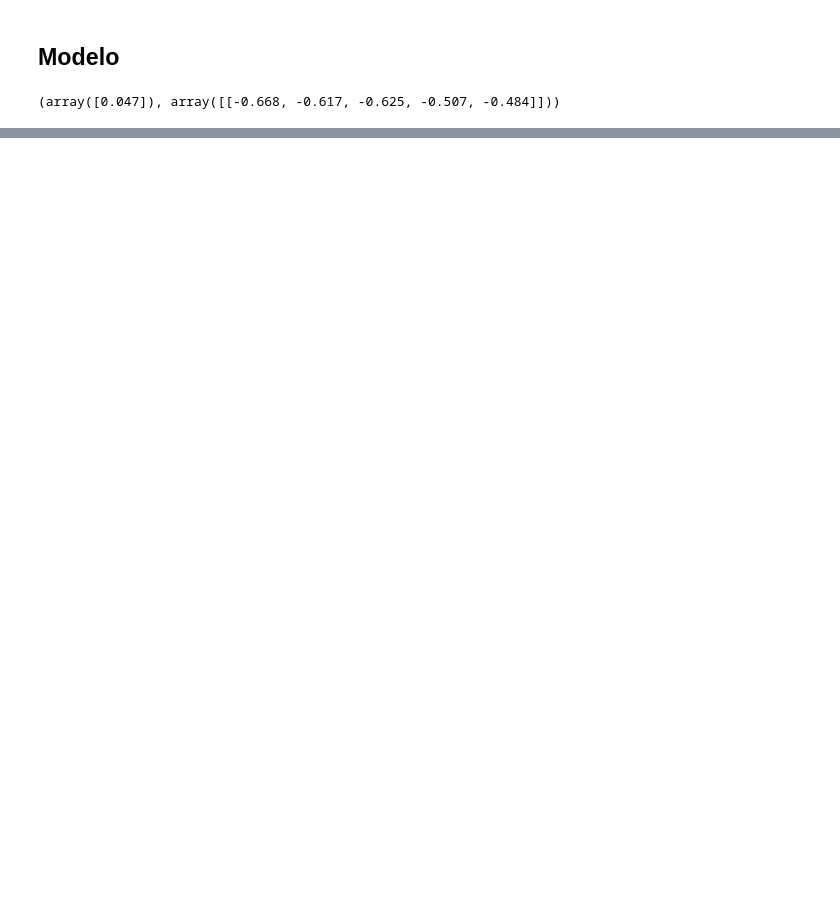
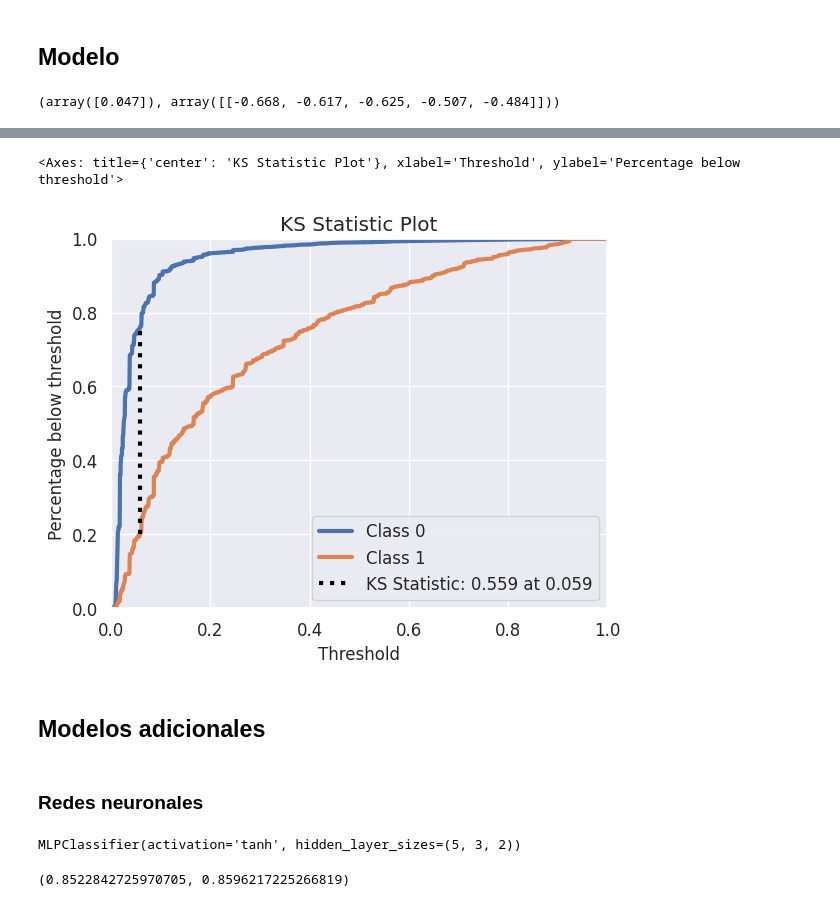
Before and after one commit to alesm99/credit_scoring, a Jupyter notebook: GiveMeSomeCredit.ipynb, the cells around one changed output, grey strips where cells are left out. Saved outputs shown, nothing was run; the diff lists cells and outputs as text; code cells hidden in the pictures; blank space fills up the shorter version.

```diff
--- a/GiveMeSomeCredit.ipynb
+++ b/GiveMeSomeCredit.ipynb
@@ -634,0 +640,7 @@ modelo.intercept_.round(3),modelo.coef_.round(3)
+# %%
+plot_ks_statistic(test['SeriousDlqin2yrs'],lr.predict_proba(test[vars_woe]))
+# %% [output]
+<Axes: title={'center': 'KS Statistic Plot'}, xlabel='Threshold', ylabel='Percentage below threshold'>
+[figure, added]
+# %% [markdown]
+## Modelos adicionales
@@ -634,0 +652,15 @@ modelo.intercept_.round(3),modelo.coef_.round(3)
+# %% [markdown]
+### Redes neuronales
+# %%
+mlp=MLPClassifier()
+grid_mlp={'activation':['logistic','tanh','relu'],'hidden_layer_sizes':[(a,b,c,) for a in range(2,6) for b in range(2,6) for c in range(2,6)]}
+grid_mlp=RandomizedSearchCV(mlp,grid_mlp,scoring='roc_auc',n_jobs=-1,n_iter=30)
+grid_mlp.fit(train[vars_woe],train['SeriousDlqin2yrs'])
+best_mlp=grid_mlp.best_estimator_
+best_mlp
+# %% [output]
+MLPClassifier(activation='tanh', hidden_layer_sizes=(5, 3, 2))
+# %%
+roc_auc_score(train['SeriousDlqin2yrs'],best_mlp.predict_proba(train[vars_woe])[:,1]),roc_auc_score(test['SeriousDlqin2yrs'],best_mlp.predict_proba(test[vars_woe])[:,1])
+# %% [output]
+(0.8522842725970705, 0.8596217225266819)
```
Also changed, not shown: parts of 31 cells of this notebook.
